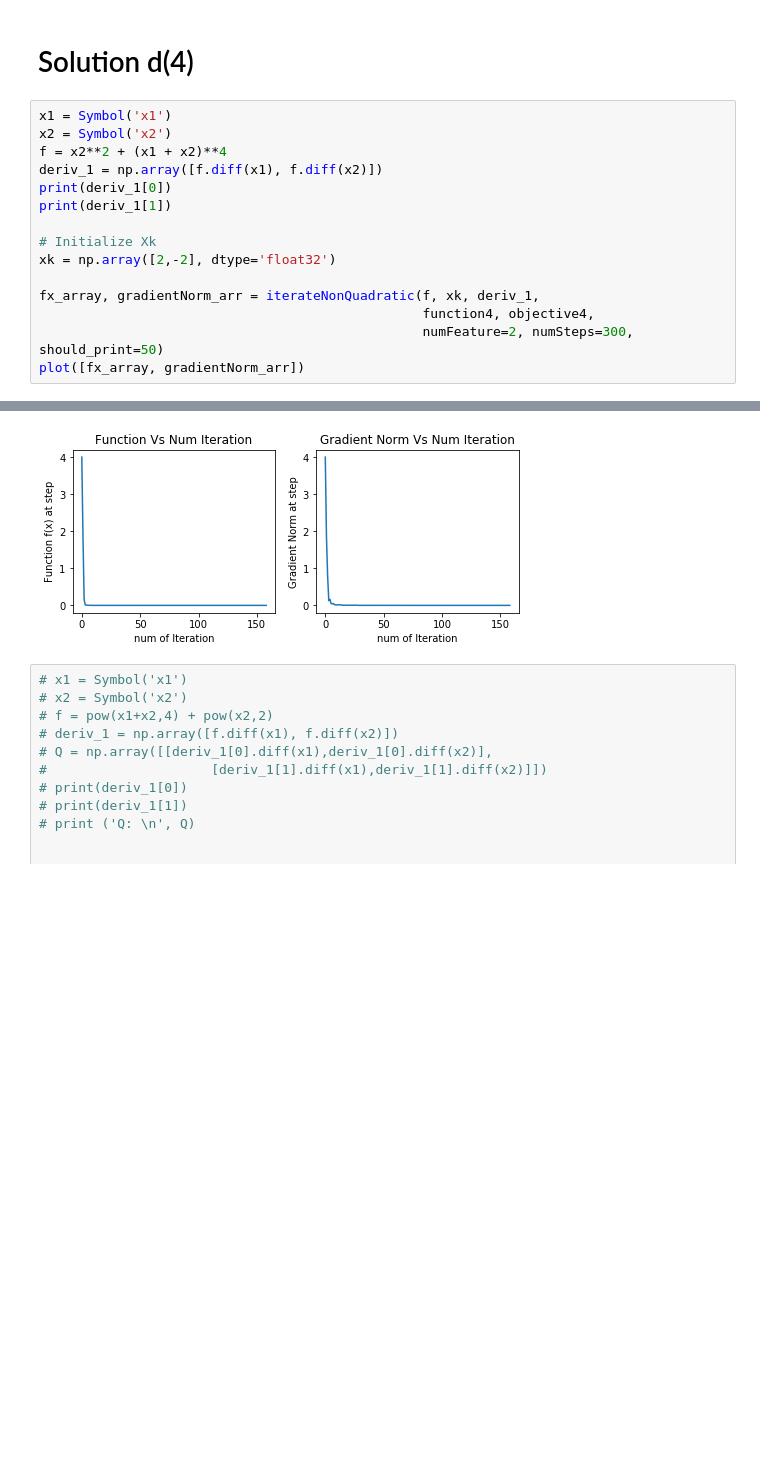
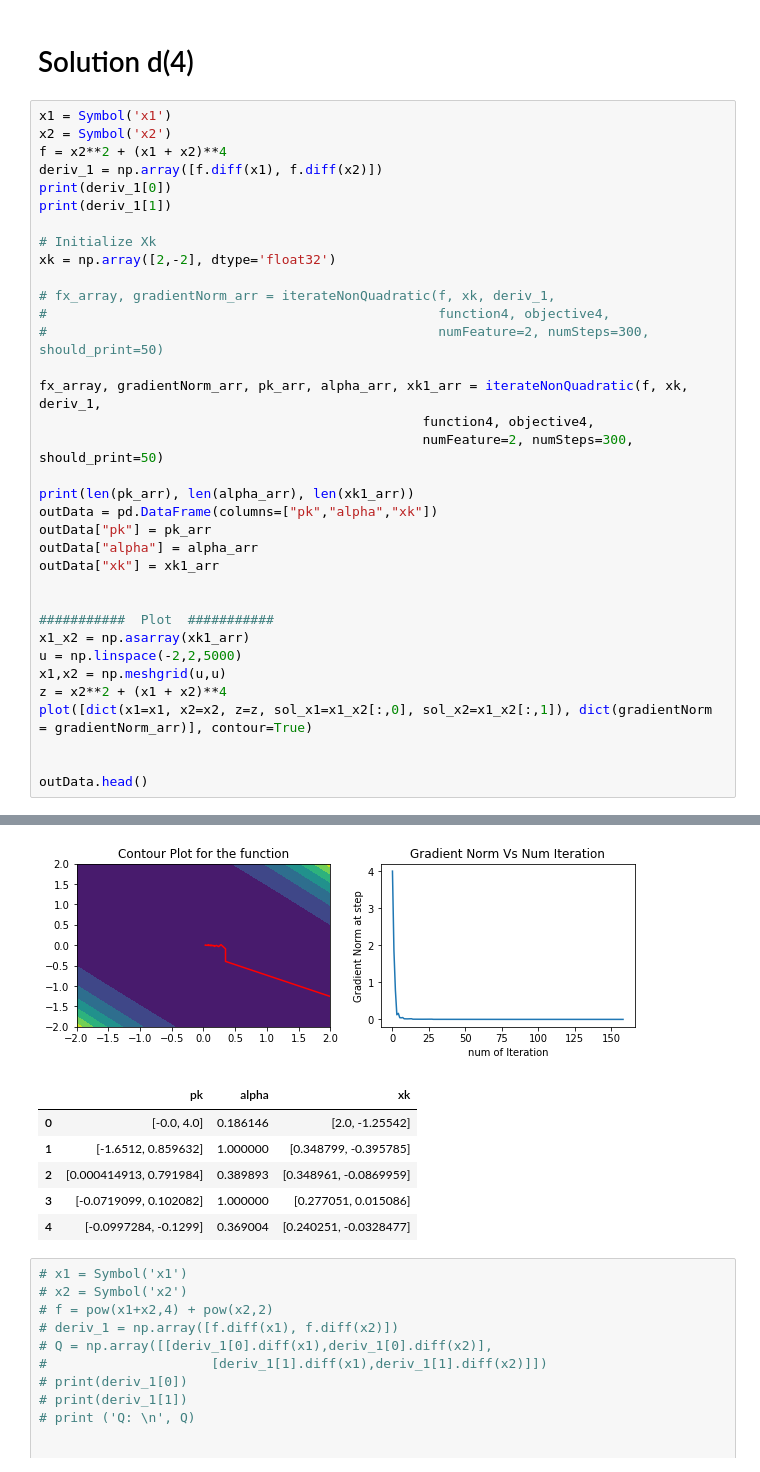
Before and after one commit to Sardhendu/Optimization, a Jupyter notebook: SteepestDescent.ipynb, the cells around one changed output, grey strips where cells are left out. Drawn from its saved outputs; the diff is of its cells as text; blank space fills up the shorter version.

Commit message:
Adding Contour plots

```diff
--- a/SteepestDescent.ipynb
+++ b/SteepestDescent.ipynb
@@ -482,10 +483,30 @@ print(deriv_1[1])
 # Initialize Xk
 xk = np.array([2,-2], dtype='float32')
 
-fx_array, gradientNorm_arr = iterateNonQuadratic(f, xk, deriv_1,
+# fx_array, gradientNorm_arr = iterateNonQuadratic(f, xk, deriv_1,
+#                                                  function4, objective4,
+#                                                  numFeature=2, numSteps=300, should_print=50)
+
+fx_array, gradientNorm_arr, pk_arr, alpha_arr, xk1_arr = iterateNonQuadratic(f, xk, deriv_1,
                                                  function4, objective4,
                                                  numFeature=2, numSteps=300, should_print=50)
-plot([fx_array, gradientNorm_arr])
+
+print(len(pk_arr), len(alpha_arr), len(xk1_arr))
+outData = pd.DataFrame(columns=["pk","alpha","xk"])
+outData["pk"] = pk_arr
+outData["alpha"] = alpha_arr
+outData["xk"] = xk1_arr
+
+
+###########  Plot  ###########
+x1_x2 = np.asarray(xk1_arr)
+u = np.linspace(-2,2,5000)
+x1,x2 = np.meshgrid(u,u)
+z = x2**2 + (x1 + x2)**4
+plot([dict(x1=x1, x2=x2, z=z, sol_x1=x1_x2[:,0], sol_x2=x1_x2[:,1]), dict(gradientNorm = gradientNorm_arr)], contour=True)
+
+
+outData.head()
 # %% [output]
 4*(x1 + x2)**3
 2*x2 + 4*(x1 + x2)**3
@@ -507,4 +528,10 @@ The check (gradient norm equation reach a val < epsilon, HENCE BREAKING OUT OF L
-[figure, old version]
+[figure, new version]
+|  | pk | alpha | xk |
+| 0 | [-0.0, 4.0] | 0.186146 | [2.0, -1.25542] |
+| 1 | [-1.6512, 0.859632] | 1.000000 | [0.348799, -0.395785] |
+| 2 | [0.000414913, 0.791984] | 0.389893 | [0.348961, -0.0869959] |
+| 3 | [-0.0719099, 0.102082] | 1.000000 | [0.277051, 0.015086] |
+| 4 | [-0.0997284, -0.1299] | 0.369004 | [0.240251, -0.0328477] |
 # %%
 # x1 = Symbol('x1')
 # x2 = Symbol('x2')
```
Also changed, not shown: parts of 11 cells of this notebook, 1 other file.
